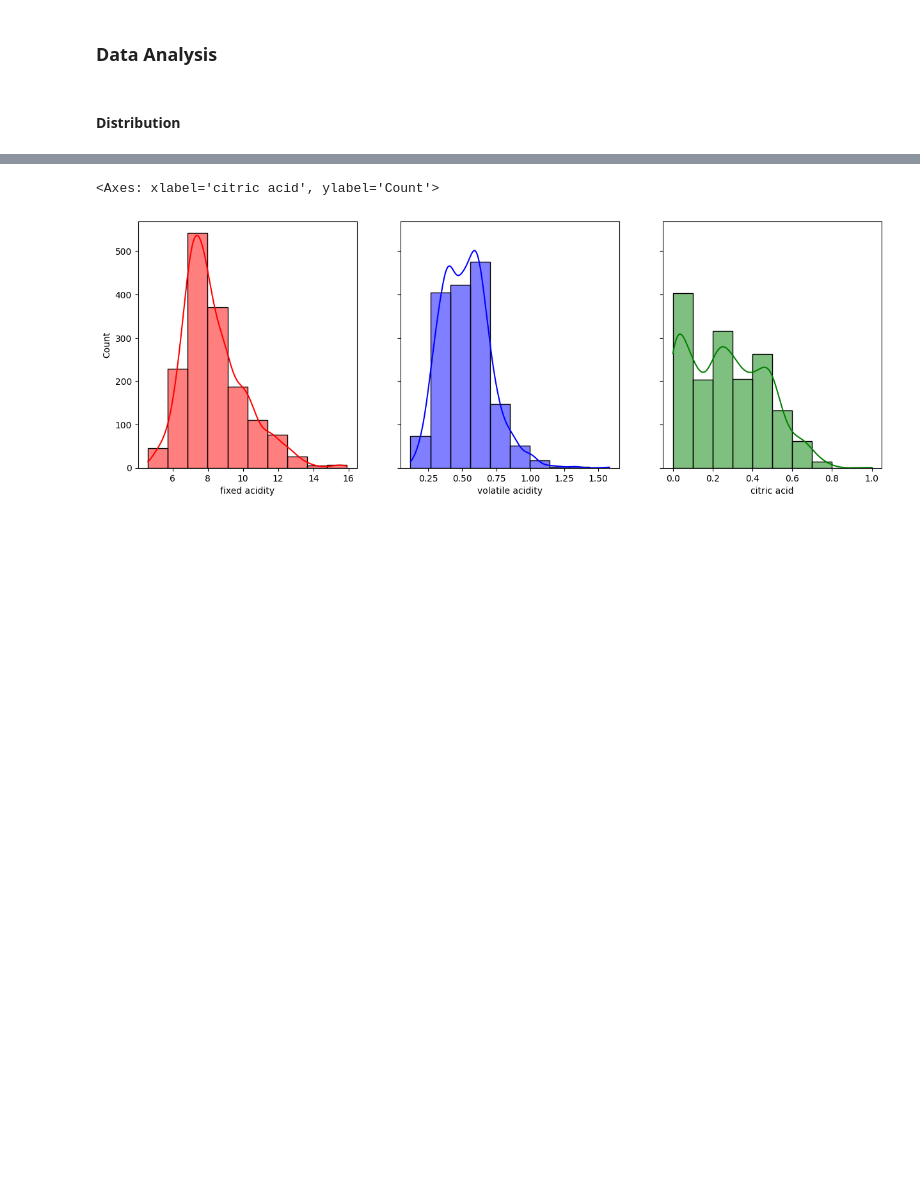
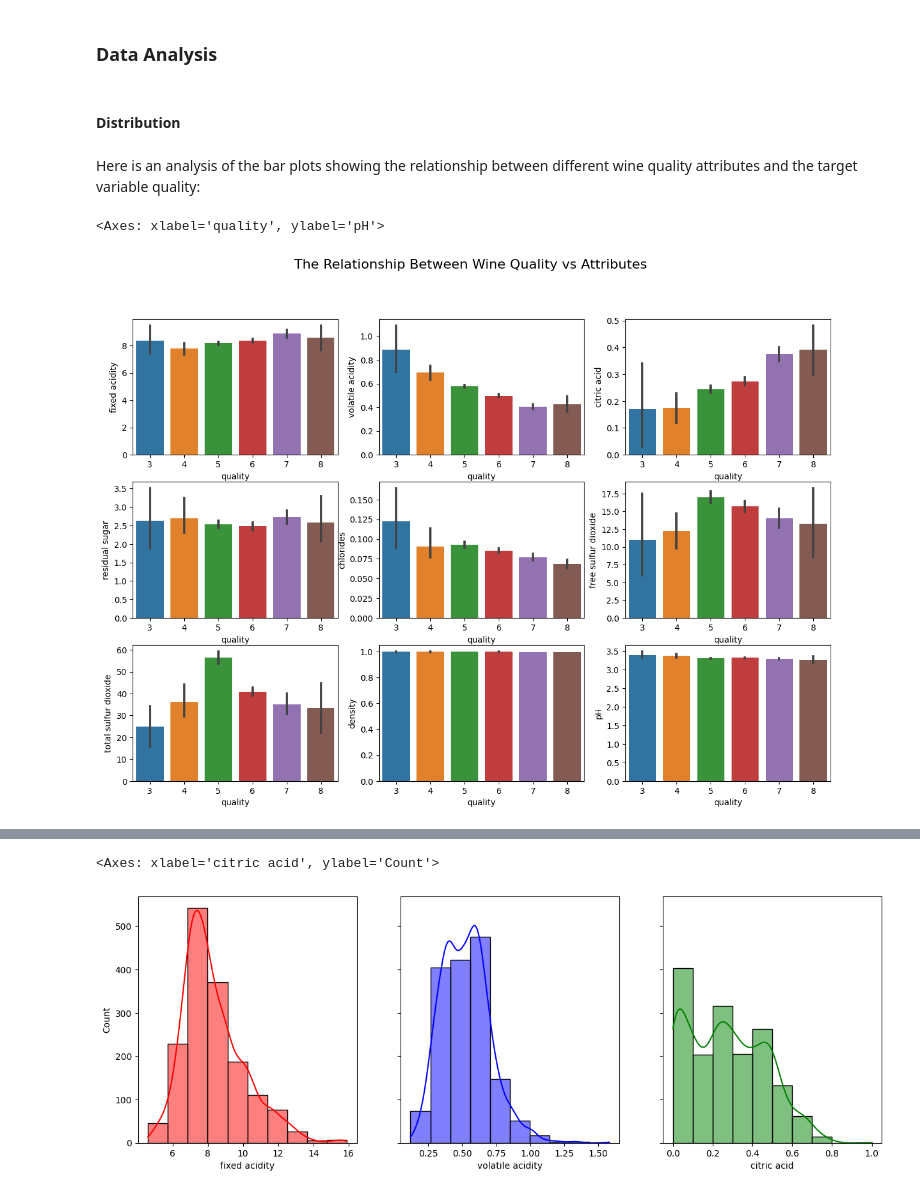
Before and after one commit to unclethien/Predicting-Red-Wine-Quality-from-Chemical-Properties-using-Machine-Learning, a Jupyter notebook: Assignment_1.ipynb, the cells around one changed output, grey strips where cells are left out. Cells and saved outputs as stored; diff of their text form; code cells hidden in the pictures; blank space fills up the shorter version.

```diff
--- a/Assignment_1.ipynb
+++ b/Assignment_1.ipynb
@@ -124,3 +130,22 @@ red_wine.describe().T
 ### Data Analysis
 # %% [markdown]
 #### Distribution
+# %% [markdown]
+Here is an analysis of the bar plots showing the relationship between different wine quality attributes and the target variable quality:
+# %%
+fig, axes = plt.subplots(3, 3, figsize=(15, 10), sharey=False)
+plt.suptitle("The Relationship Between Wine Quality vs Attributes", fontsize=16)
+axes = axes.flatten()
+
+sns.barplot(ax = axes[0], x = 'quality', y = 'fixed acidity', data = red_wine)
+sns.barplot(ax = axes[1], x = 'quality', y = 'volatile acidity', data = red_wine)
+sns.barplot(ax = axes[2], x = 'quality', y = 'citric acid', data = red_wine)
+sns.barplot(ax = axes[3], x = 'quality', y = 'residual sugar', data = red_wine)
+sns.barplot(ax = axes[4], x = 'quality', y = 'chlorides', data = red_wine)
+sns.barplot(ax = axes[5], x = 'quality', y = 'free sulfur dioxide', data = red_wine)
+sns.barplot(ax = axes[6], x = 'quality', y = 'total sulfur dioxide', data = red_wine)
+sns.barplot(ax = axes[7], x = 'quality', y = 'density', data = red_wine)
+sns.barplot(ax = axes[8], x = 'quality', y = 'pH', data = red_wine)
+# %% [output]
+<Axes: xlabel='quality', ylabel='pH'>
+[figure, added]
```
Also changed, not shown: parts of 18 cells of this notebook.
